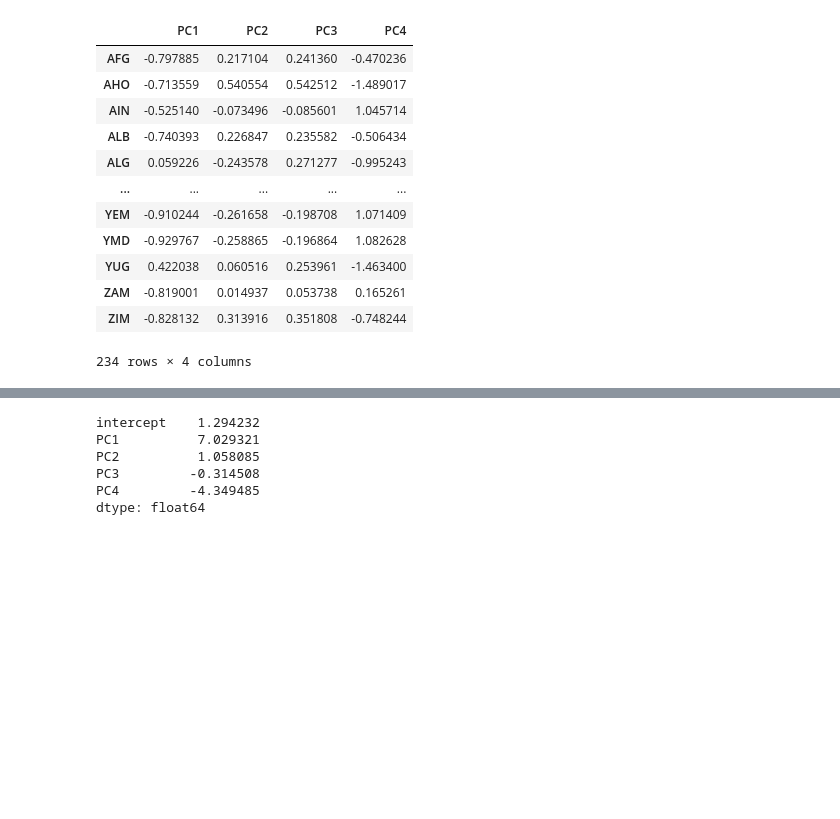
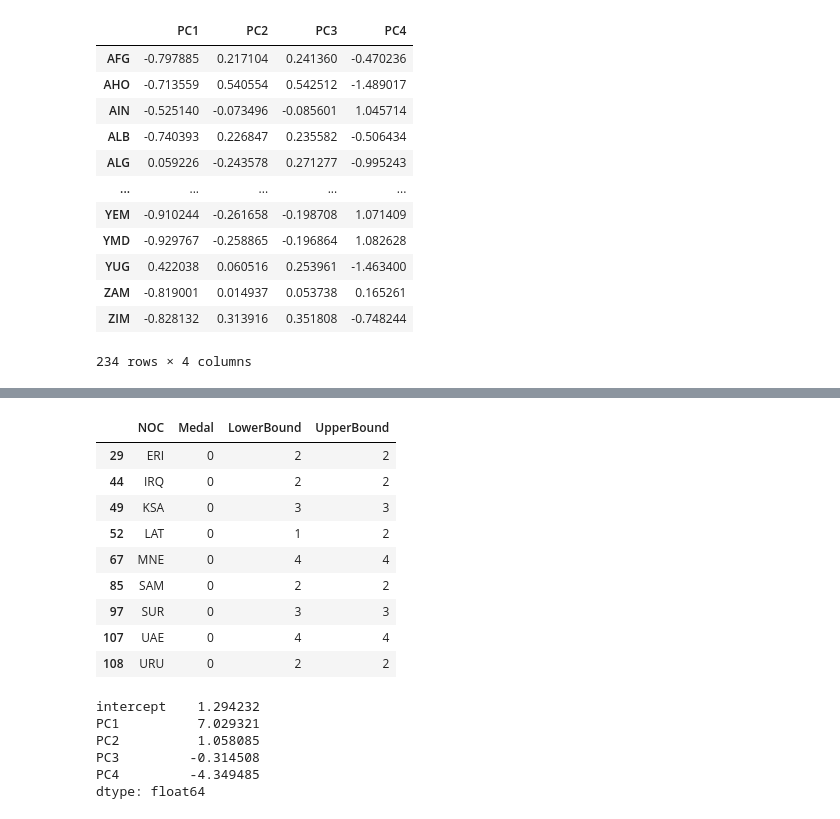
Before and after one commit to cynthiaWEpicCoder/MCM, a Jupyter notebook: PCAbutfr.ipynb, the cells around one changed output, grey strips where cells are left out. Saved outputs shown, nothing was run; the diff lists cells and outputs as text; code cells hidden in the pictures; blank space fills up the shorter version.

```diff
--- a/PCAbutfr.ipynb
+++ b/PCAbutfr.ipynb
@@ -381,0 +391,18 @@ df.to_csv("FINAL_MEDALS.csv")
+# %%
+medals24 = dfff[dfff["Year"]==2024]
+no_medals24 = medals24[medals24["Medal"] == 0]
+merged_df24 = pd.merge(no_medals24, df, on = 'NOC', how = 'left')
+first_medals24 = merged_df24[merged_df24["LowerBound"] > 0]
+first_medals24 = first_medals24[["NOC","Medal","LowerBound","UpperBound"]]
+first_medals24
+# %% [output]
+|  | NOC | Medal | LowerBound | UpperBound |
+| 29 | ERI | 0 | 2 | 2 |
+| 44 | IRQ | 0 | 2 | 2 |
+| 49 | KSA | 0 | 3 | 3 |
+| 52 | LAT | 0 | 1 | 2 |
+| 67 | MNE | 0 | 4 | 4 |
+| 85 | SAM | 0 | 2 | 2 |
+| 97 | SUR | 0 | 3 | 3 |
+| 107 | UAE | 0 | 4 | 4 |
+| 108 | URU | 0 | 2 | 2 |
```
Also changed, not shown: parts of 3 cells of this notebook, 3 other files.
